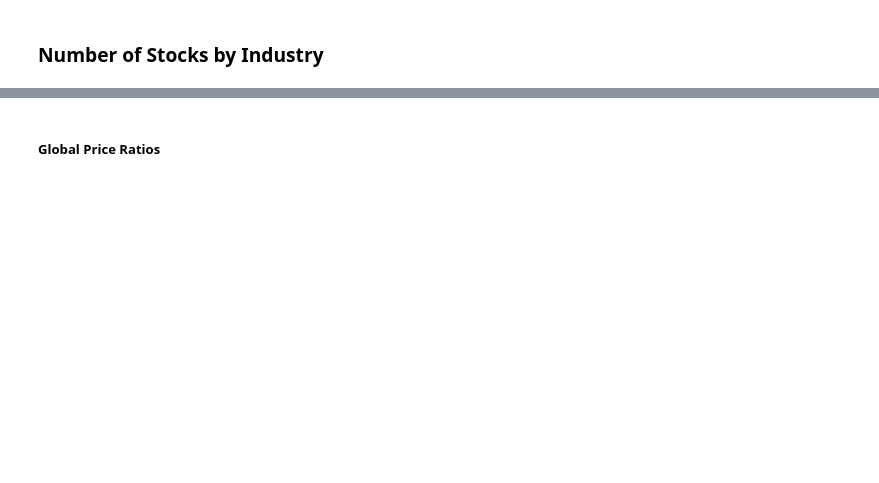
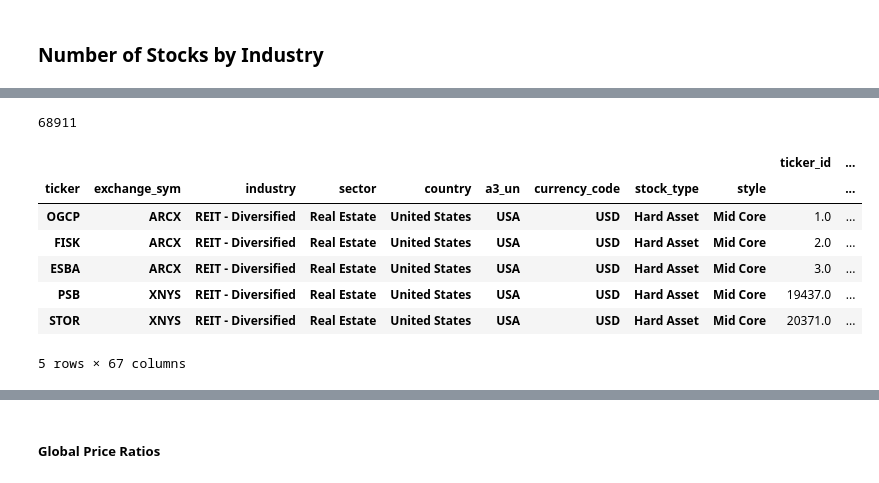
Before and after one commit to caiobran/mstables, a Jupyter notebook: data_overview.ipynb, the cells around one changed output, grey strips where cells are left out. Drawn from its saved outputs; the diff is of its cells as text; code cells hidden in the pictures; blank space fills up the shorter version.

```diff
--- a/data_overview.ipynb
+++ b/data_overview.ipynb
@@ -428,0 +950,15 @@ df_val_ttm.head()
+# %%
+len(df_test1)
+# %% [output]
+68911
+# %%
+df_test1.head()
+# %% [output]
+|  |  |  |  |  |  |  |  |  | ticker_id | ... |
+| ticker | exchange_sym | industry | sector | country | a3_un | currency_code | stock_type | style |  | ... |
+| OGCP | ARCX | REIT - Diversified | Real Estate | United States | USA | USD | Hard Asset | Mid Core | 1.0 | ... |
+| FISK | ARCX | REIT - Diversified | Real Estate | United States | USA | USD | Hard Asset | Mid Core | 2.0 | ... |
+| ESBA | ARCX | REIT - Diversified | Real Estate | United States | USA | USD | Hard Asset | Mid Core | 3.0 | ... |
+| PSB | XNYS | REIT - Diversified | Real Estate | United States | USA | USD | Hard Asset | Mid Core | 19437.0 | ... |
+| STOR | XNYS | REIT - Diversified | Real Estate | United States | USA | USD | Hard Asset | Mid Core | 20371.0 | ... |
+5 rows × 67 columns
```
Also changed, not shown: parts of 116 cells of this notebook, 4 other files.
